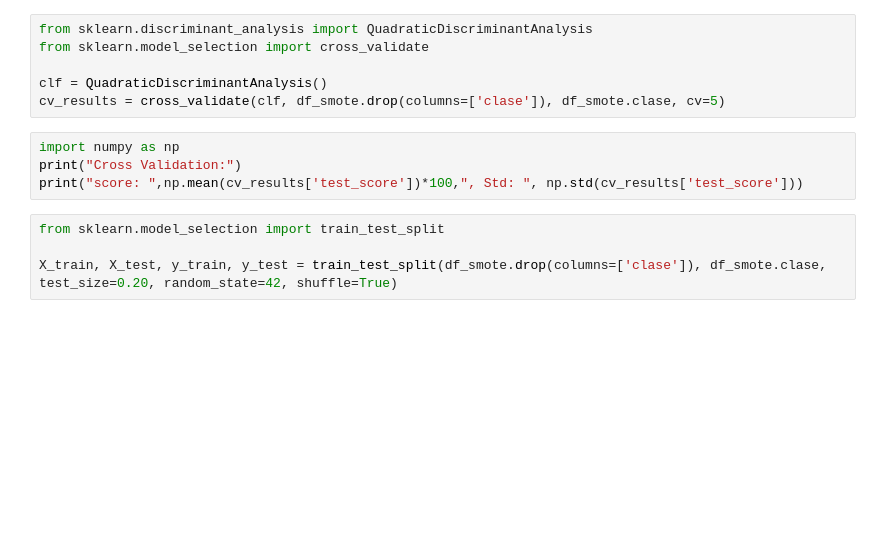
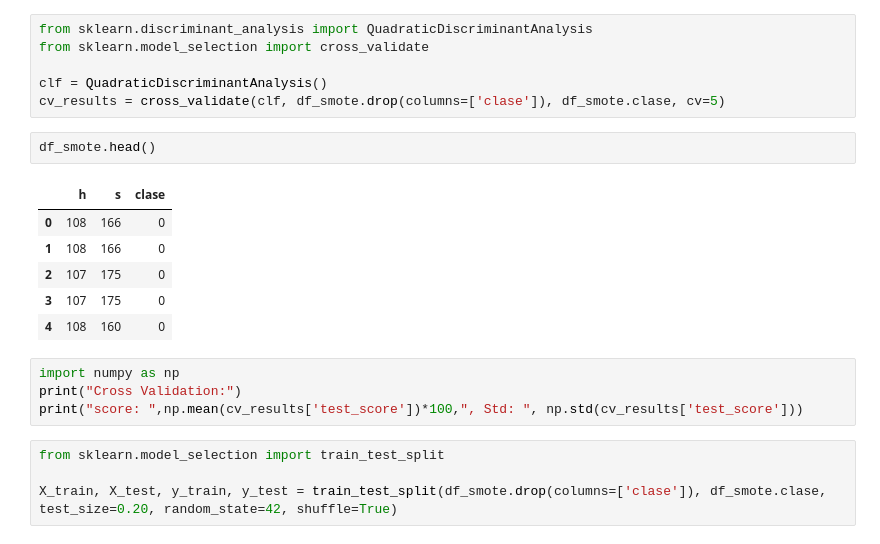
Before and after one commit to Manolets/Robotica, a Jupyter notebook: codigo_alumnos2021/segmentacion/segmentacion.ipynb, the cells around one changed output. Saved outputs shown, nothing was run; the diff lists cells and outputs as text; blank space fills up the shorter version.

```diff
--- a/codigo_alumnos2021/segmentacion/segmentacion.ipynb
+++ b/codigo_alumnos2021/segmentacion/segmentacion.ipynb
@@ -63,6 +84,15 @@ from sklearn.model_selection import cross_validate
 
 clf = QuadraticDiscriminantAnalysis()
 cv_results = cross_validate(clf, df_smote.drop(columns=['clase']), df_smote.clase, cv=5)
+# %%
+df_smote.head()
+# %% [output]
+|  | h | s | clase |
+| 0 | 108 | 166 | 0 |
+| 1 | 108 | 166 | 0 |
+| 2 | 107 | 175 | 0 |
+| 3 | 107 | 175 | 0 |
+| 4 | 108 | 160 | 0 |
 # %%
 import numpy as np
 print("Cross Validation:")
```
Also changed, not shown: parts of 6 cells of this notebook, 4 other files.
